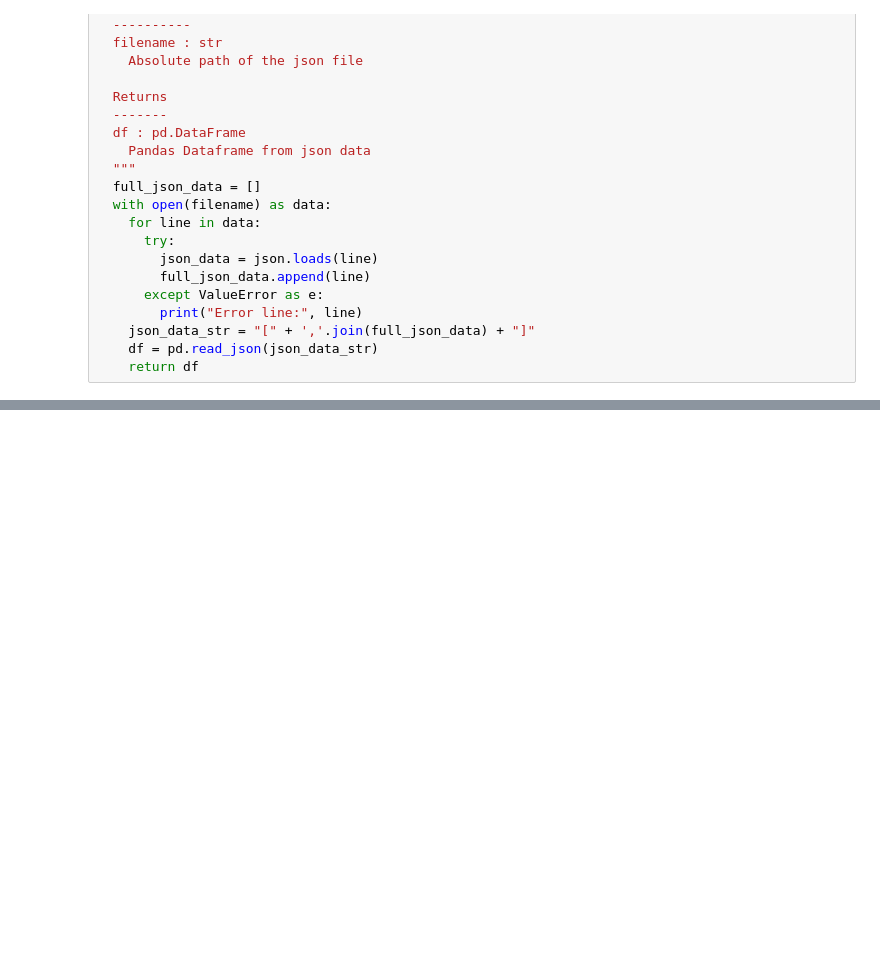
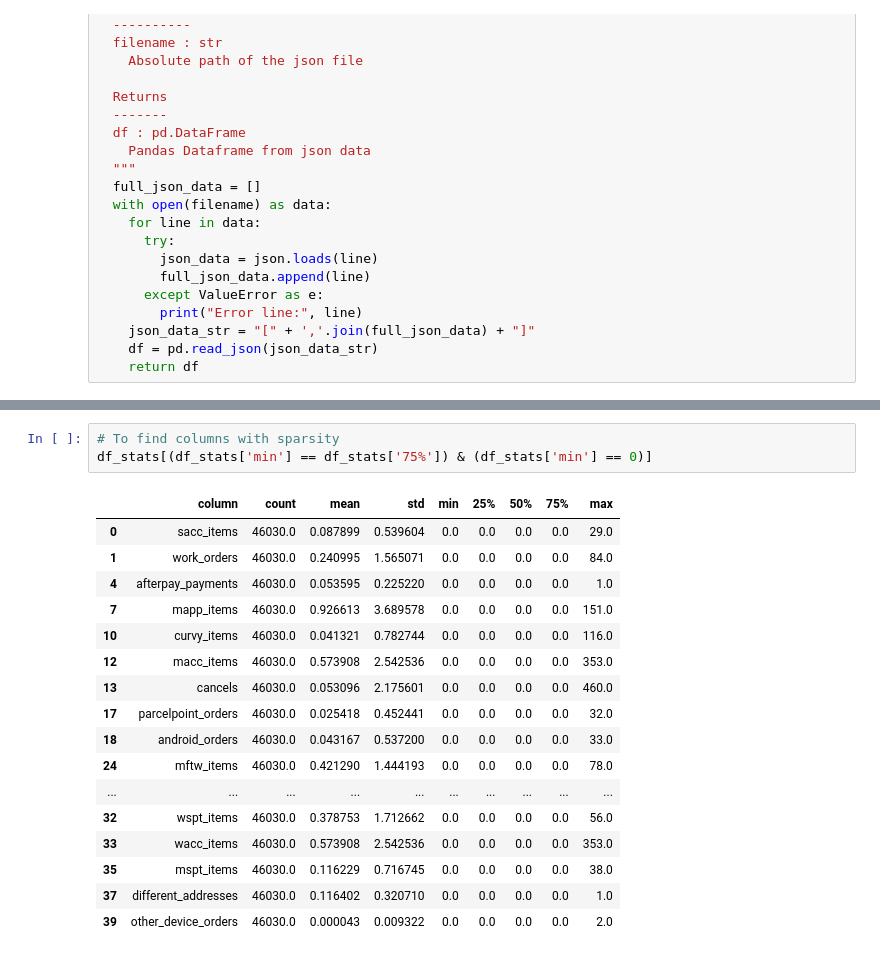
Before and after one commit to praveenkumarbalakrishnan/tasks, a Jupyter notebook: SIG742Task2.ipynb, the cells around one changed output, grey strips where cells are left out. Saved outputs shown, nothing was run; the diff lists cells and outputs as text; blank space fills up the shorter version.

```diff
--- a/SIG742Task2.ipynb
+++ b/SIG742Task2.ipynb
@@ -65,0 +157,21 @@ df.describe()
+# %%
+# To find columns with sparsity
+df_stats[(df_stats['min'] == df_stats['75%']) & (df_stats['min'] == 0)]
+# %% [output]
+|  | column | count | mean | std | min | 25% | 50% | 75% | max |
+| 0 | sacc_items | 46030.0 | 0.087899 | 0.539604 | 0.0 | 0.0 | 0.0 | 0.0 | 29.0 |
+| 1 | work_orders | 46030.0 | 0.240995 | 1.565071 | 0.0 | 0.0 | 0.0 | 0.0 | 84.0 |
+| 4 | afterpay_payments | 46030.0 | 0.053595 | 0.225220 | 0.0 | 0.0 | 0.0 | 0.0 | 1.0 |
+| 7 | mapp_items | 46030.0 | 0.926613 | 3.689578 | 0.0 | 0.0 | 0.0 | 0.0 | 151.0 |
+| 10 | curvy_items | 46030.0 | 0.041321 | 0.782744 | 0.0 | 0.0 | 0.0 | 0.0 | 116.0 |
+| 12 | macc_items | 46030.0 | 0.573908 | 2.542536 | 0.0 | 0.0 | 0.0 | 0.0 | 353.0 |
+| 13 | cancels | 46030.0 | 0.053096 | 2.175601 | 0.0 | 0.0 | 0.0 | 0.0 | 460.0 |
+| 17 | parcelpoint_orders | 46030.0 | 0.025418 | 0.452441 | 0.0 | 0.0 | 0.0 | 0.0 | 32.0 |
+| 18 | android_orders | 46030.0 | 0.043167 | 0.537200 | 0.0 | 0.0 | 0.0 | 0.0 | 33.0 |
+| 24 | mftw_items | 46030.0 | 0.421290 | 1.444193 | 0.0 | 0.0 | 0.0 | 0.0 | 78.0 |
+| ... | ... | ... | ... | ... | ... | ... | ... | ... | ... |
+| 32 | wspt_items | 46030.0 | 0.378753 | 1.712662 | 0.0 | 0.0 | 0.0 | 0.0 | 56.0 |
+| 33 | wacc_items | 46030.0 | 0.573908 | 2.542536 | 0.0 | 0.0 | 0.0 | 0.0 | 353.0 |
+| 35 | mspt_items | 46030.0 | 0.116229 | 0.716745 | 0.0 | 0.0 | 0.0 | 0.0 | 38.0 |
+| 37 | different_addresses | 46030.0 | 0.116402 | 0.320710 | 0.0 | 0.0 | 0.0 | 0.0 | 1.0 |
+| 39 | other_device_orders | 46030.0 | 0.000043 | 0.009322 | 0.0 | 0.0 | 0.0 | 0.0 | 2.0 |
```
Also changed, not shown: parts of 16 cells of this notebook.
